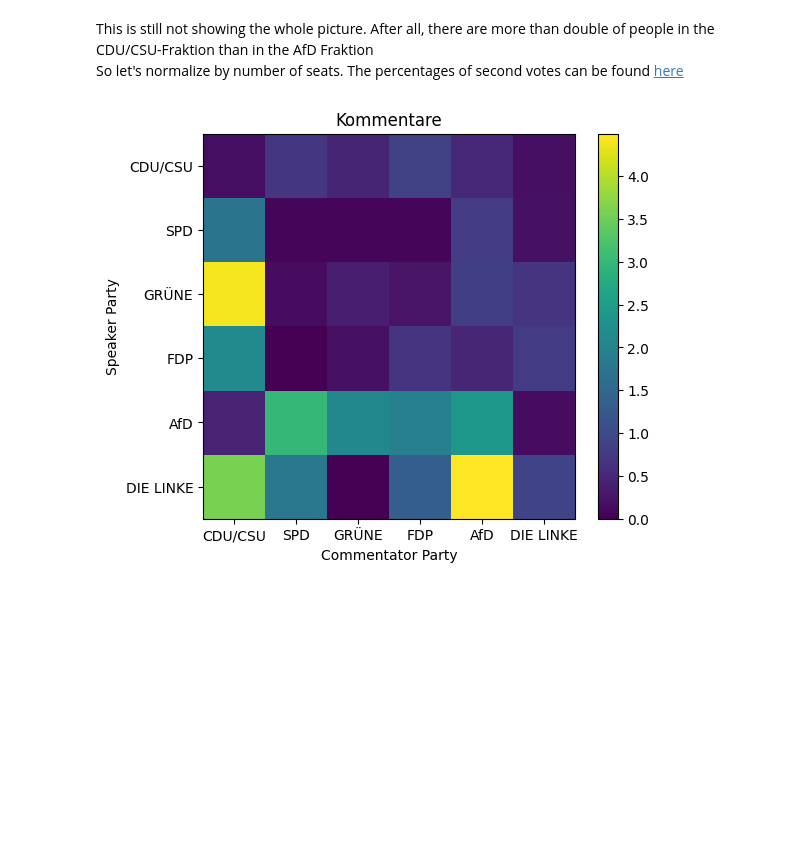
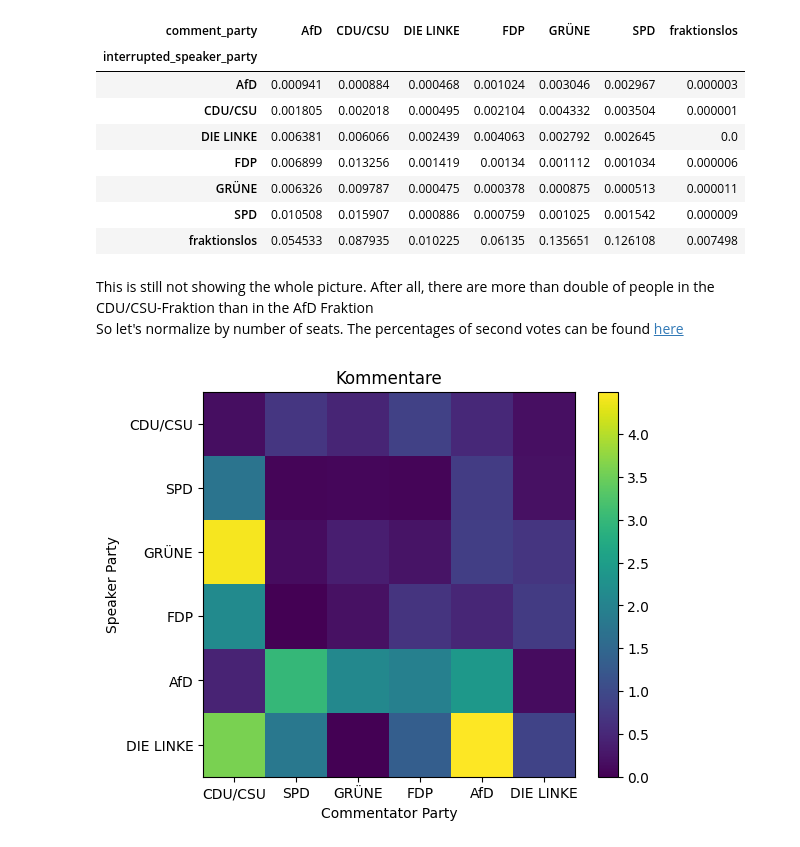
Before and after one commit to stellamoR/bundestag_zwischenrufe, a Jupyter notebook: 04_statistical_analysis.ipynb, the cells around one changed output. Saved outputs shown, nothing was run; the diff lists cells and outputs as text; code cells hidden in the pictures; blank space fills up the shorter version.

```diff
--- a/04_statistical_analysis.ipynb
+++ b/04_statistical_analysis.ipynb
@@ -83,3 +172,17 @@ plt.show()
+# %%
+interruption_matrix_norm_sents = interruption_matrix.div(sentence_count[:,1], axis=0)
+# %%
+interruption_matrix_norm_sents
+# %% [output]
+| comment_party | AfD | CDU/CSU | DIE LINKE | FDP | GRÜNE | SPD | fraktionslos |
+| interrupted_speaker_party |  |  |  |  |  |  |  |
+| AfD | 0.000941 | 0.000884 | 0.000468 | 0.001024 | 0.003046 | 0.002967 | 0.000003 |
+| CDU/CSU | 0.001805 | 0.002018 | 0.000495 | 0.002104 | 0.004332 | 0.003504 | 0.000001 |
+| DIE LINKE | 0.006381 | 0.006066 | 0.002439 | 0.004063 | 0.002792 | 0.002645 | 0.0 |
+| FDP | 0.006899 | 0.013256 | 0.001419 | 0.00134 | 0.001112 | 0.001034 | 0.000006 |
+| GRÜNE | 0.006326 | 0.009787 | 0.000475 | 0.000378 | 0.000875 | 0.000513 | 0.000011 |
+| SPD | 0.010508 | 0.015907 | 0.000886 | 0.000759 | 0.001025 | 0.001542 | 0.000009 |
+| fraktionslos | 0.054533 | 0.087935 | 0.010225 | 0.06135 | 0.135651 | 0.126108 | 0.007498 |
 # %% [markdown]
 This is still not showing the whole picture. After all, there are more than double of people in the CDU/CSU-Fraktion than in the AfD Fraktion
 So let's normalize by number of seats. The percentages of second votes can be found [here](https://www.bundestag.de/parlament/wahlen/ergebnisse_seit1949-244692)
```
Also changed, not shown: parts of 28 cells of this notebook, 1 other file.
